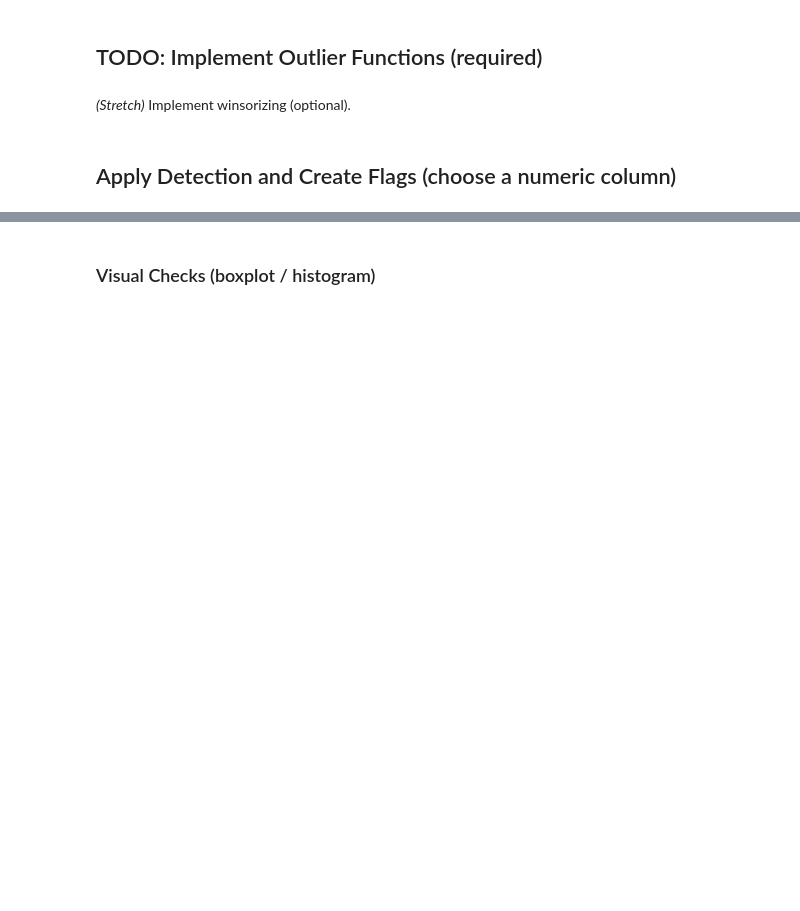
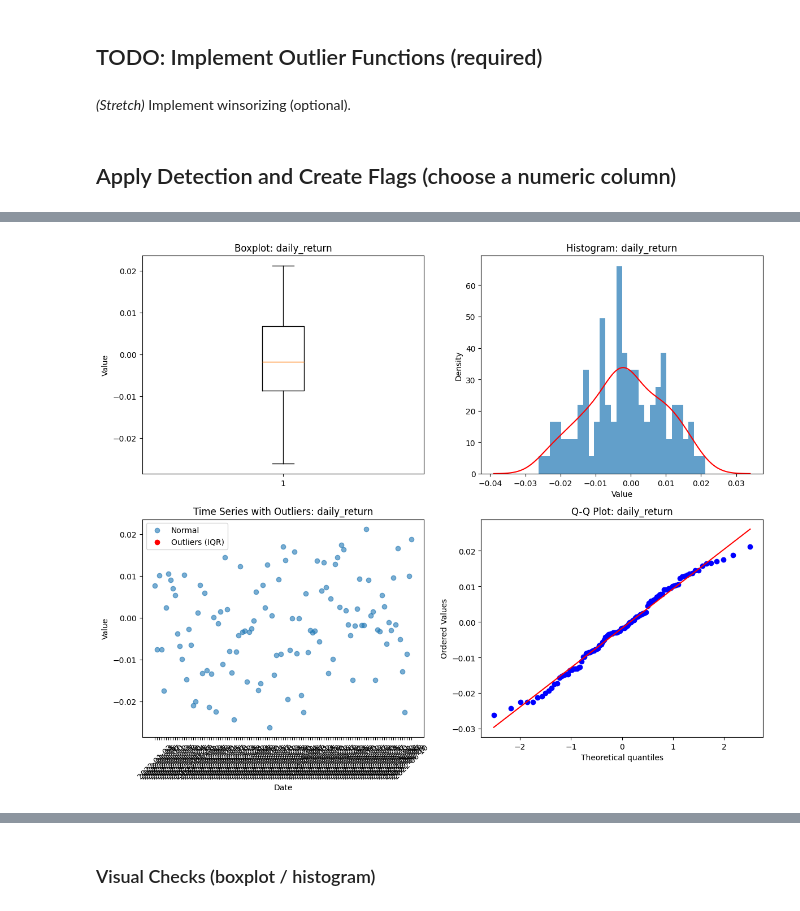
Before and after one commit to param-nyu/bootcamp_param_shah, a Jupyter notebook: homework/stage07_outliers-risk-assumptions/notebooks/stage07_outliers-risk-assumptions_homework-starter.ipynb, the cells around one changed output, grey strips where cells are left out. Cells and saved outputs as stored; diff of their text form; code cells hidden in the pictures; blank space fills up the shorter version.

```diff
--- a/homework/stage07_outliers-risk-assumptions/notebooks/stage07_outliers-risk-assumptions_homework-starter.ipynb
+++ b/homework/stage07_outliers-risk-assumptions/notebooks/stage07_outliers-risk-assumptions_homework-starter.ipynb
@@ -139,0 +172,47 @@ df['y_wins'] = winsorize_series(df[target_col]) # fraction flagged
+# %%
+# Create a figure with multiple subplots
+fig, axes = plt.subplots(2, 2, figsize=(12, 10))
+
+# Boxplot
+axes[0, 0].boxplot(df[target_col].dropna())
+axes[0, 0].set_title(f'Boxplot: {target_col}')
+axes[0, 0].set_ylabel('Value')
+
+# Histogram with density curve
+axes[0, 1].hist(df[target_col], bins=30, density=True, alpha=0.7)
+# Add a density curve
+if len(df[target_col].dropna()) > 1:
+    sns.kdeplot(df[target_col], ax=axes[0, 1], color='red')
+axes[0, 1].set_title(f'Histogram: {target_col}')
+axes[0, 1].set_xlabel('Value')
+axes[0, 1].set_ylabel('Density')
+
+# Scatter plot with outliers highlighted (if date available)
+if 'date' in df.columns:
+    axes[1, 0].scatter(df['date'], df[target_col], alpha=0.6, label='Normal')
+    outliers = df[df['outlier_iqr']]
+    axes[1, 0].scatter(outliers['date'], outliers[target_col], color='red', label='Outliers (IQR)')
+    axes[1, 0].set_title(f'Time Series with Outliers: {target_col}')
+    axes[1, 0].set_xlabel('Date')
+    axes[1, 0].set_ylabel('Value')
+    axes[1, 0].legend()
+    axes[1, 0].tick_params(axis='x', rotation=45)
+else:
+    # If no date, create a simple index-based scatter
+    axes[1, 0].scatter(df.index, df[target_col], alpha=0.6, label='Normal')
+    outliers = df[df['outlier_iqr']]
+    axes[1, 0].scatter(outliers.index, outliers[target_col], color='red', label='Outliers (IQR)')
+    axes[1, 0].set_title(f'Values with Outliers: {target_col}')
+    axes[1, 0].set_xlabel('Index')
+    axes[1, 0].set_ylabel('Value')
+    axes[1, 0].legend()
+
+# Q-Q plot for normality check
+if len(df[target_col].dropna()) > 1:
+    stats.probplot(df[target_col].dropna(), dist="norm", plot=axes[1, 1])
+    axes[1, 1].set_title(f'Q-Q Plot: {target_col}')
+
+plt.tight_layout()
+plt.show()
+# %% [output]
+[figure, added]
```
Also changed, not shown: parts of 14 cells of this notebook, 1 other file.
